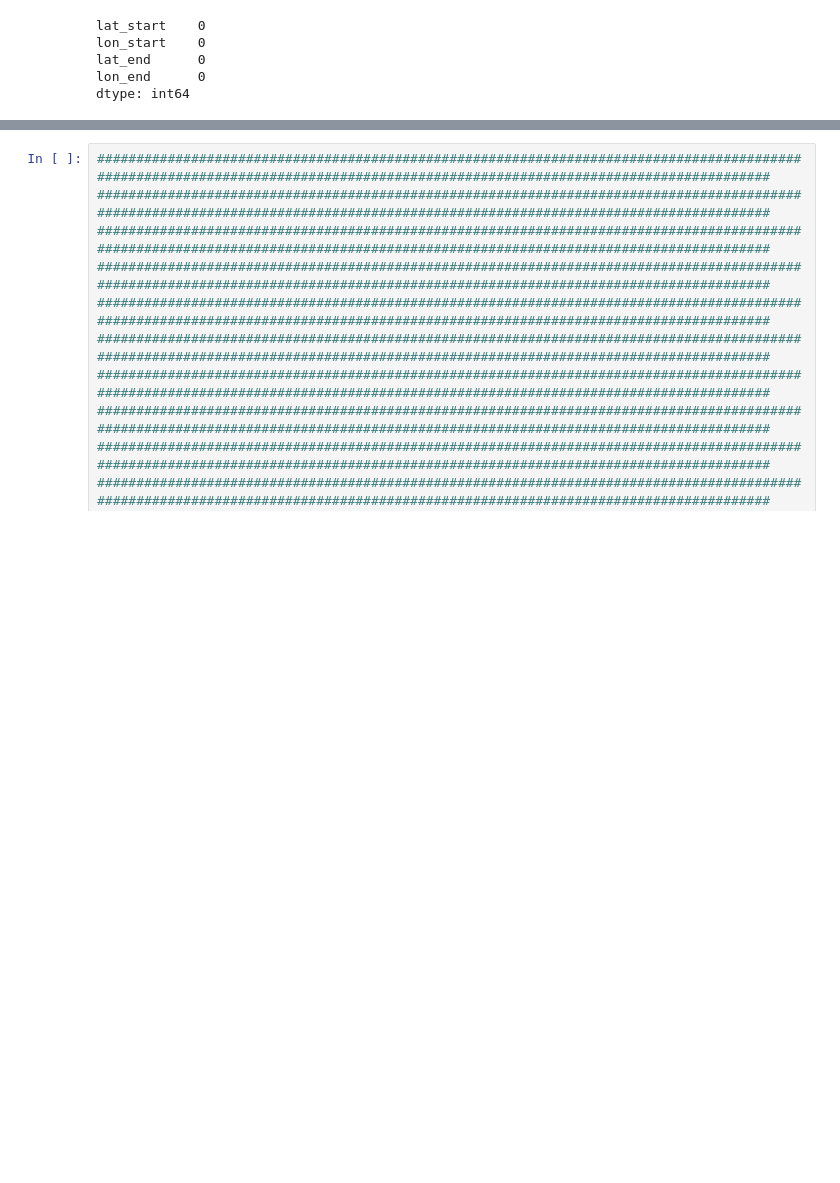
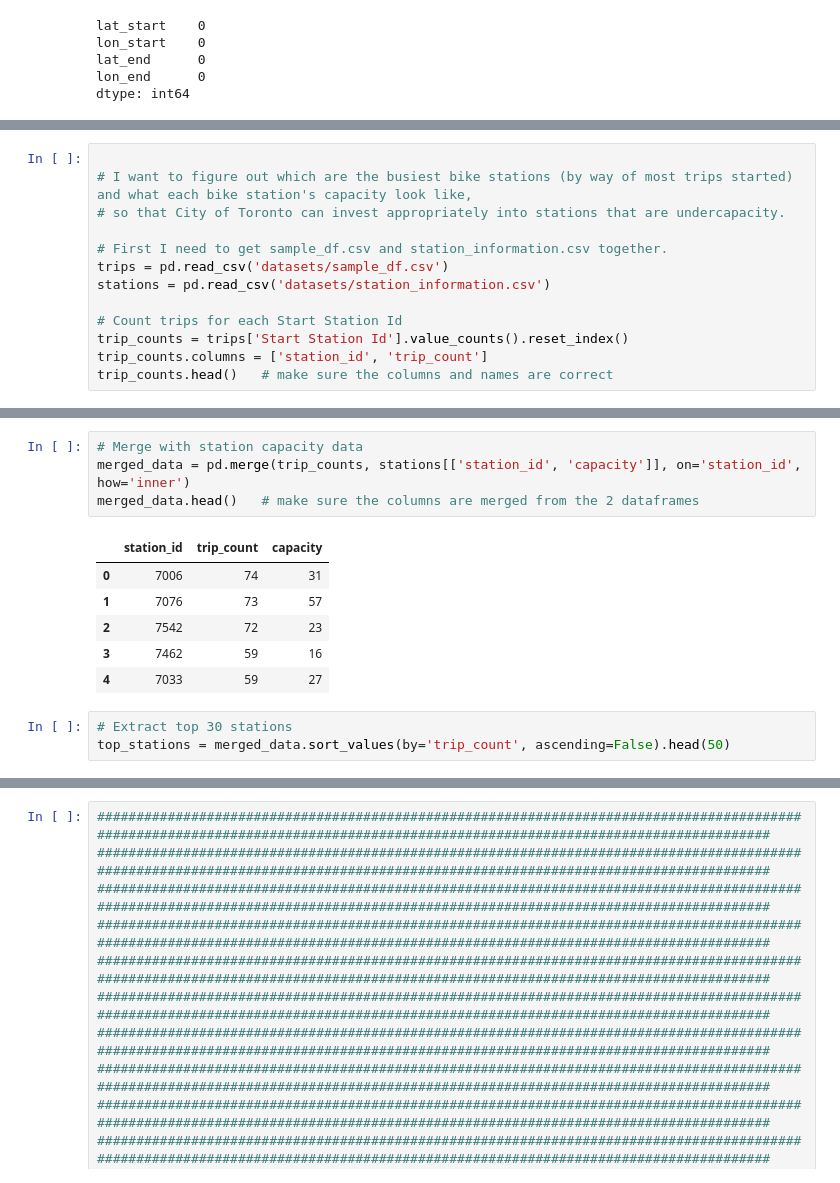
Before and after one commit to ConstCorrectness/toronto-bikeshare-2024, a Jupyter notebook: main.ipynb, the cells around one changed output, grey strips where cells are left out. Saved outputs shown, nothing was run; the diff lists cells and outputs as text; blank space fills up the shorter version.

```diff
--- a/main.ipynb
+++ b/main.ipynb
@@ -838,0 +814,13 @@ plt.savefig('images/fig8.png')
+# %%
+
+# I want to figure out which are the busiest bike stations (by way of most trips started) and what each bike station's capacity look like,
+# so that City of Toronto can invest appropriately into stations that are undercapacity.
+
+# First I need to get sample_df.csv and station_information.csv together.
+trips = pd.read_csv('datasets/sample_df.csv')
+stations = pd.read_csv('datasets/station_information.csv')
+
+# Count trips for each Start Station Id
+trip_counts = trips['Start Station Id'].value_counts().reset_index()
+trip_counts.columns = ['station_id', 'trip_count']
+trip_counts.head()   # make sure the columns and names are correct
@@ -838,0 +834,14 @@ plt.savefig('images/fig8.png')
+# %%
+# Merge with station capacity data
+merged_data = pd.merge(trip_counts, stations[['station_id', 'capacity']], on='station_id', how='inner')
+merged_data.head()   # make sure the columns are merged from the 2 dataframes
+# %% [output]
+|  | station_id | trip_count | capacity |
+| 0 | 7006 | 74 | 31 |
+| 1 | 7076 | 73 | 57 |
+| 2 | 7542 | 72 | 23 |
+| 3 | 7462 | 59 | 16 |
+| 4 | 7033 | 59 | 27 |
+# %%
+# Extract top 30 stations
+top_stations = merged_data.sort_values(by='trip_count', ascending=False).head(50)
```
Also changed, not shown: parts of 13 cells of this notebook, 9 other files.
